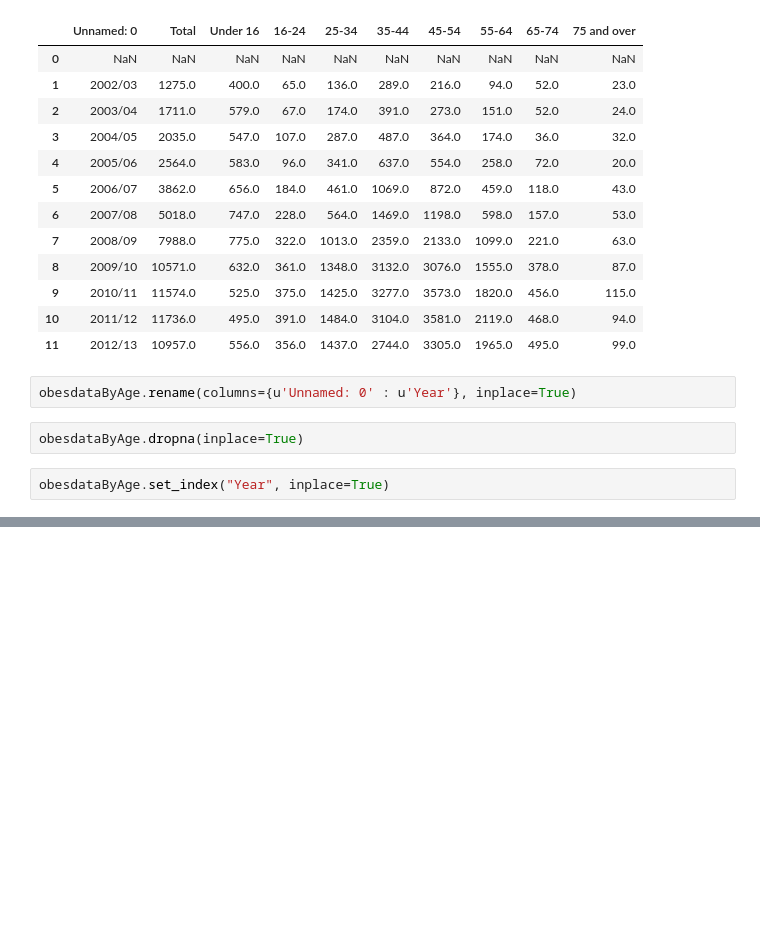
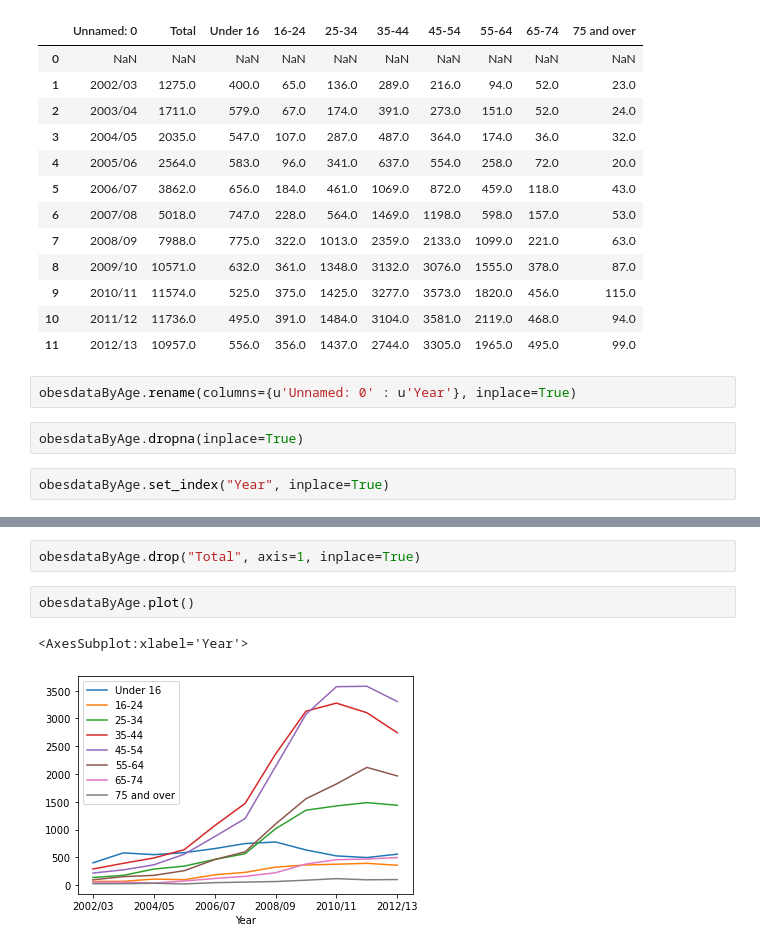
Before and after one commit to nlnandya/pytn-for-ds, a Jupyter notebook: Sesi_6/england_obest.ipynb, the cells around one changed output, grey strips where cells are left out. Drawn from its saved outputs; the diff is of its cells as text; blank space fills up the shorter version.

```diff
--- a/Sesi_6/england_obest.ipynb
+++ b/Sesi_6/england_obest.ipynb
@@ -49,0 +61,7 @@ AttributeError: 'ExcelFile' object has no attribute 'head'
+# %%
+obesdataByAge.drop("Total", axis=1, inplace=True)
+# %%
+obesdataByAge.plot()
+# %% [output]
+<AxesSubplot:xlabel='Year'>
+[figure, added]
```
Also changed, not shown: parts of 3 cells of this notebook, 1 other file.
